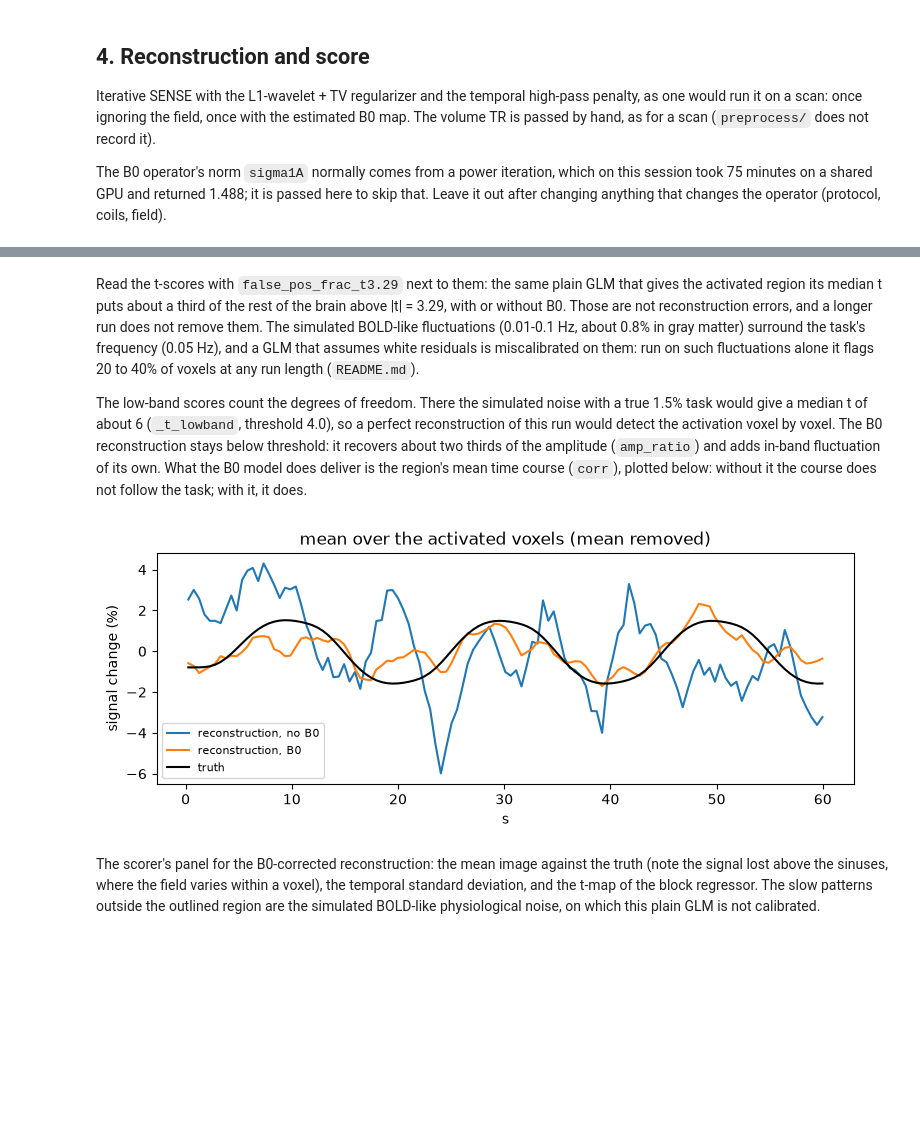
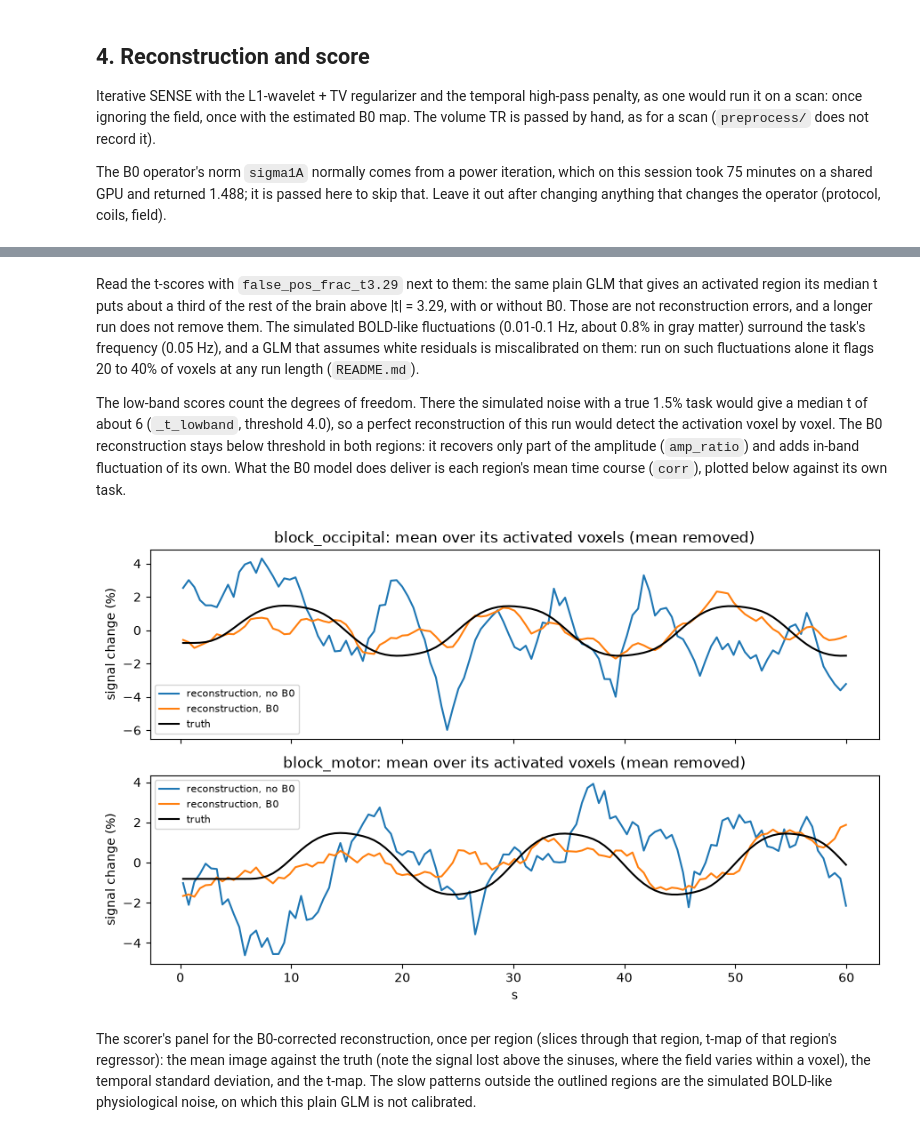
Before and after one commit to rextlfung/ArbEPI-python, a Jupyter notebook: simulate_fmri/demo.ipynb, the cells around one changed output, grey strips where cells are left out. Saved outputs shown, nothing was run; the diff lists cells and outputs as text; code cells hidden in the pictures; blank space fills up the shorter version.

```diff
--- a/simulate_fmri/demo.ipynb
+++ b/simulate_fmri/demo.ipynb
@@ -198,8 +213,10 @@ the activation's R2*, a breathing-induced field offset, cardiac pulsation, and
 slow BOLD-like fluctuations.
 # %%
-t_exc = np.arange(len(r2s_change)) * truth["tr_shot"]
+t_exc = np.arange(r2s_change.shape[1]) * truth["tr_shot"]
 fig, ax = plt.subplots(4, 1, figsize=(11, 6.5), sharex=True)
-ax[0].plot(t_exc, r2s_change)
+for name, course in zip(names, r2s_change):
+    ax[0].plot(t_exc, course, label=name)
+ax[0].legend(fontsize=8, loc="upper right")
 ax[0].set_ylabel("activation\nΔR2* (1/s)")
 ax[1].plot(t_exc, physio["frequency_hz"])
 ax[1].set_ylabel("breathing\nfield (Hz)")
@@ -403,7 +422,7 @@ false_pos_frac_lowband                  0.003      0.003
 edge_sharpness_ratio                    0.700      0.899
 # %% [markdown]
 Read the t-scores with `false_pos_frac_t3.29` next to them: the same plain GLM
-that gives the activated region its median t puts about a third of the rest of
+that gives an activated region its median t puts about a third of the rest of
 the brain above |t| = 3.29, with or without B0. Those are not reconstruction
 errors, and a longer run does not remove them. The simulated BOLD-like
 fluctuations (0.01-0.1 Hz, about 0.8% in gray matter) surround the task's
@@ -414,32 +433,37 @@ run length (`README.md`).
 The low-band scores count the degrees of freedom. There the simulated noise
 with a true 1.5% task would give a median t of about 6 (`_t_lowband`,
 threshold 4.0), so a perfect reconstruction of this run would detect the
-activation voxel by voxel. The B0 reconstruction stays below threshold: it
-recovers about two thirds of the amplitude (`amp_ratio`) and adds in-band
-fluctuation of its own. What the B0 model does deliver is the region's mean
-time course (`corr`), plotted below: without it the course does not follow
-the task; with it, it does.
+activation voxel by voxel. The B0 reconstruction stays below threshold in both
+regions: it recovers only part of the amplitude (`amp_ratio`) and adds in-band
+fluctuation of its own. What the B0 model does deliver is each region's mean
+time course (`corr`), plotted below against its own task.
 # %%
-fig, ax = plt.subplots(figsize=(9, 3))
-truth_roi = 1 + (amp_map[roi][:, None] * wave[None, :]).mean(axis=0)
+series = {}
 for label, fn in RECONS.items():
     with h5py.File(fn) as f:
         X = np.abs(f["X_recon"][()])
-    series = (scores[label]["alpha"] * X[roi] / x0[roi][:, None]).mean(axis=0)
-    t = (np.arange(X.shape[-1]) + 0.5) * volume_tr
-    ax.plot(t, 100 * (series - series.mean()), label=f"reconstruction, {label}")
-ax.plot(t, 100 * (truth_roi - 1), "k", label="truth")
-ax.set_xlabel("s")
-ax.set_ylabel("signal change (%)")
-ax.set_title("mean over the activated voxels (mean removed)")
-ax.legend(fontsize=8)
+    series[label] = [(scores[label]["alpha"] * X[roi] / x0[roi][:, None]).mean(axis=0)
+                     for roi in rois]
+t = (np.arange(X.shape[-1]) + 0.5) * volume_tr
+fig, axes = plt.subplots(len(rois), 1, figsize=(9, 2.8 * len(rois)), sharex=True, squeeze=False)
+for k, (ax, name) in enumerate(zip(axes[:, 0], names)):
+    for label in RECONS:
+        ax.plot(t, 100 * (series[label][k] - series[label][k].mean()),
+                label=f"reconstruction, {label}")
+    ax.plot(t, 100 * truth["amps"][k] * waves[k], "k", label="truth")
+    ax.set_ylabel("signal change (%)")
+    ax.set_title(f"{name}: mean over its activated voxels (mean removed)")
+    ax.legend(fontsize=8)
+axes[-1, 0].set_xlabel("s")
+plt.tight_layout()
 plt.show()
 # %% [output]
-[figure, old version]
+[figure, new version]
 # %% [markdown]
-The scorer's panel for the B0-corrected reconstruction: the mean image against
+The scorer's panel for the B0-corrected reconstruction, once per region (slices
+through that region, t-map of that region's regressor): the mean image against
 the truth (note the signal lost above the sinuses, where the field varies
-within a voxel), the temporal standard deviation, and the t-map of the block
-regressor. The slow patterns outside the outlined region are the simulated
-BOLD-like physiological noise, on which this plain GLM is not calibrated.
+within a voxel), the temporal standard deviation, and the t-map. The slow
+patterns outside the outlined regions are the simulated BOLD-like
+physiological noise, on which this plain GLM is not calibrated.
 # %%
```
Also changed, not shown: parts of 14 cells of this notebook, 9 other files.
